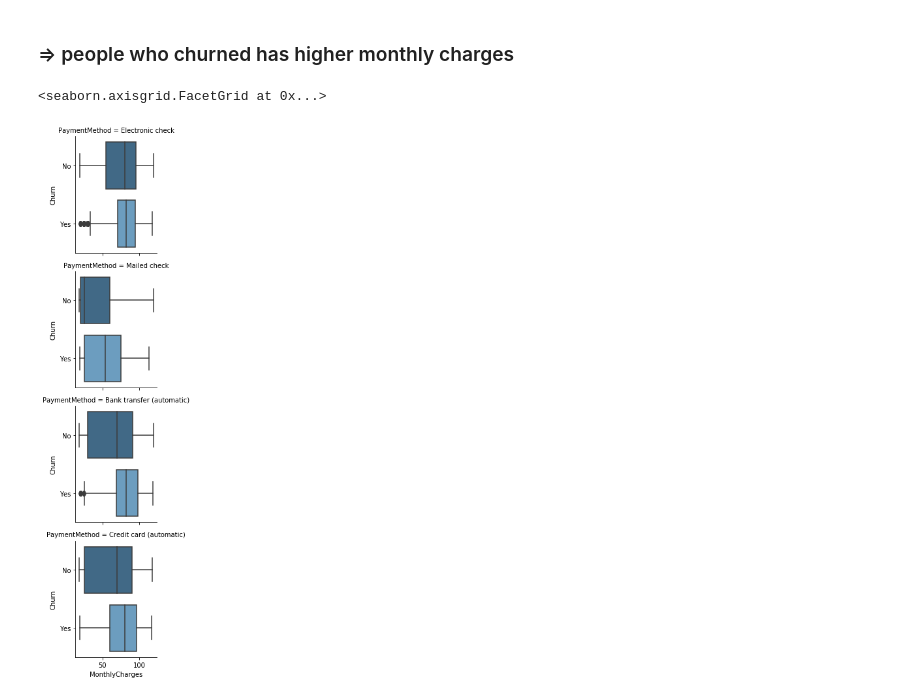
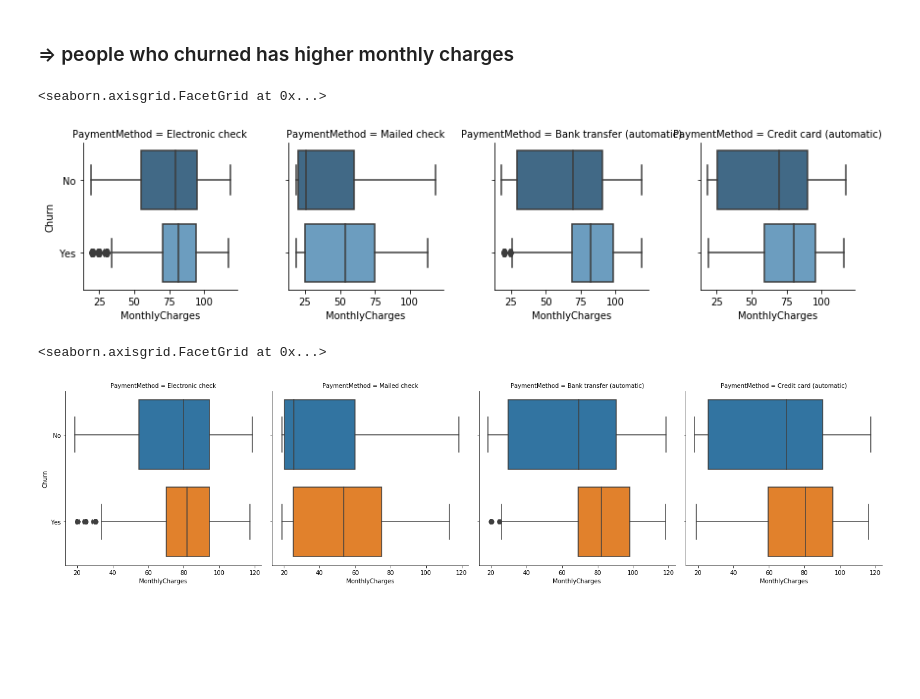
Before and after one commit to wakandan/learning, a Jupyter notebook: data_visualization/Telco_customer_churn.ipynb, the cells around one changed output. Saved outputs shown, nothing was run; the diff lists cells and outputs as text; code cells hidden in the pictures; blank space fills up the shorter version.

```diff
--- a/data_visualization/Telco_customer_churn.ipynb
+++ b/data_visualization/Telco_customer_churn.ipynb
@@ -219,10 +287,15 @@ sns.boxplot(x=Contract, y='MonthlyCharges', data=df, hue='Churn')
 # %% [markdown]
 ### => people who churned has higher monthly charges
 # %%
-g = sns.FacetGrid(df, row=PaymentMethod)
+g = sns.FacetGrid(df, col=PaymentMethod)
 g.map(sns.boxplot, MonthlyCharges, CHURN, palette = "Blues_d")
 # %% [output]
 <seaborn.axisgrid.FacetGrid at 0x...>
-[figure, old version]
+[figure, new version]
+# %%
+sns.catplot(x=MonthlyCharges, y=CHURN, data=df, col=PaymentMethod, kind='box')
+# %% [output]
+<seaborn.axisgrid.FacetGrid at 0x...>
+[figure, added]
 # %%
 sns.catplot(x=MonthlyCharges, y=CHURN, data=df, row=PaymentMethod, kind='box', height=1.5, aspect=4)
```
Also changed, not shown: parts of 28 cells of this notebook, 13 other files.
